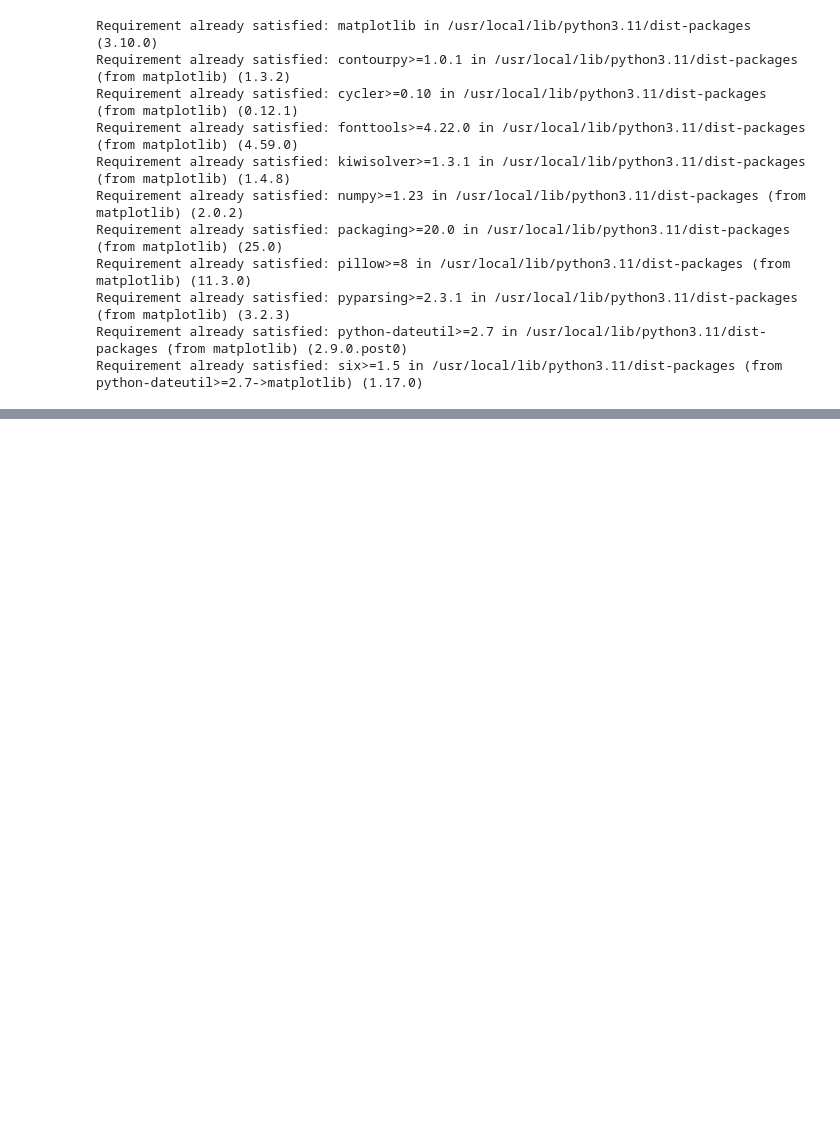
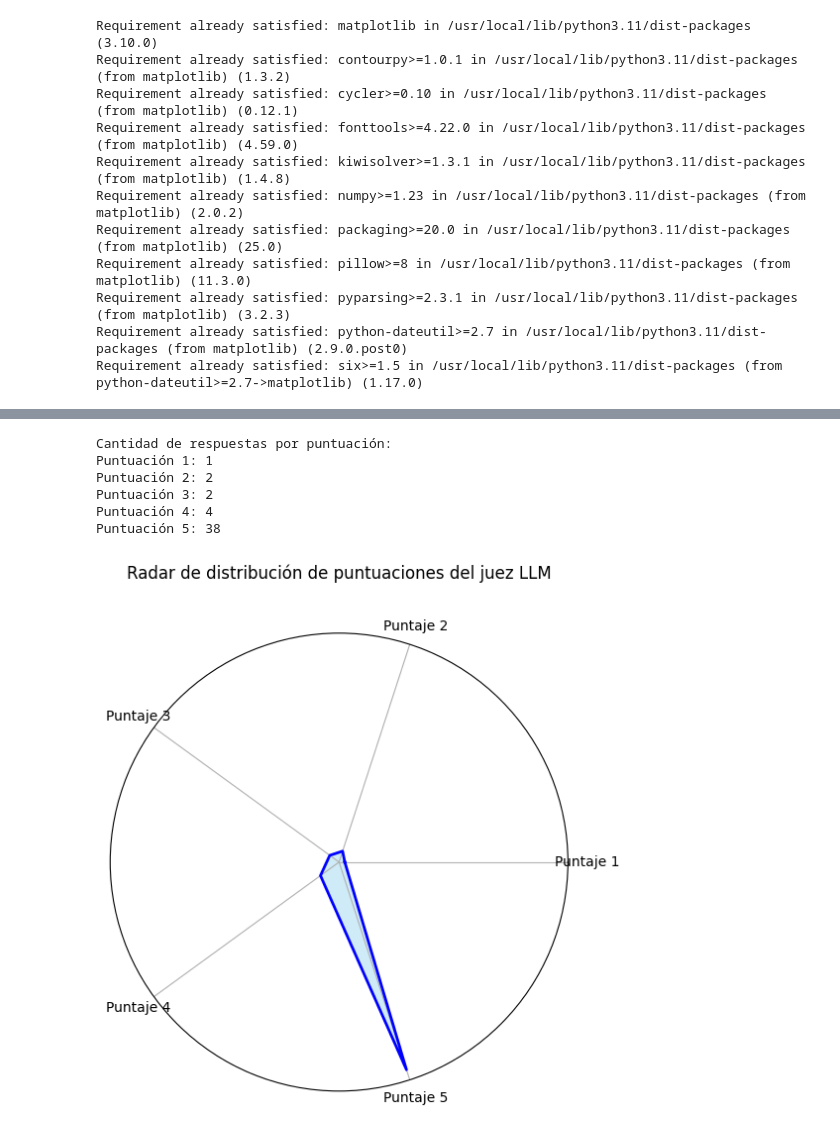
Before and after one commit to marcehluna/DIIA, a Jupyter notebook: RAG_GC.ipynb, the cells around one changed output, grey strips where cells are left out. Saved outputs shown, nothing was run; the diff lists cells and outputs as text; code cells hidden in the pictures; blank space fills up the shorter version.

```diff
--- a/RAG_GC.ipynb
+++ b/RAG_GC.ipynb
@@ -1090,30 +1103,43 @@ with open("llm_judge_rag.jsonl", "r", encoding="utf-8") as f:
         justificacion = eval_data.get("justificacion")
         try:
             score_int = int(score)
             scores.append(score_int)
             justificaciones.append(justificacion)
         except (TypeError, ValueError):
             continue
 
 # Calcular la cantidad de respuestas por puntuación
 score_counts = [scores.count(i) for i in range(1, 6)]
 
+# Print the total number of responses for each score
+print("Cantidad de respuestas por puntuación:")
+for i in range(1, 6):
+    print(f"Puntuación {i}: {score_counts[i-1]}")
+
 # Preparar datos para el gráfico de radar
 labels = [f"Puntaje {i}" for i in range(1, 6)]
 num_vars = len(labels)
 
 angles = np.linspace(0, 2 * np.pi, num_vars, endpoint=False).tolist()
 score_counts += score_counts[:1]
 angles += angles[:1]
 
 # Crear el gráfico de radar
 fig, ax = plt.subplots(figsize=(6, 6), subplot_kw=dict(polar=True))
 ax.plot(angles, score_counts, color='blue', linewidth=2)
 ax.fill(angles, score_counts, color='skyblue', alpha=0.4)
 
 ax.set_xticks(angles[:-1])
 ax.set_xticklabels(labels)
 ax.set_title("Radar de distribución de puntuaciones del juez LLM", y=1.1)
 ax.set_yticks([])
 
 plt.show()
+# %% [output]
+Cantidad de respuestas por puntuación:
+Puntuación 1: 1
+Puntuación 2: 2
+Puntuación 3: 2
+Puntuación 4: 4
+Puntuación 5: 38
+[figure, added]
```
Also changed, not shown: parts of 3 cells of this notebook.
